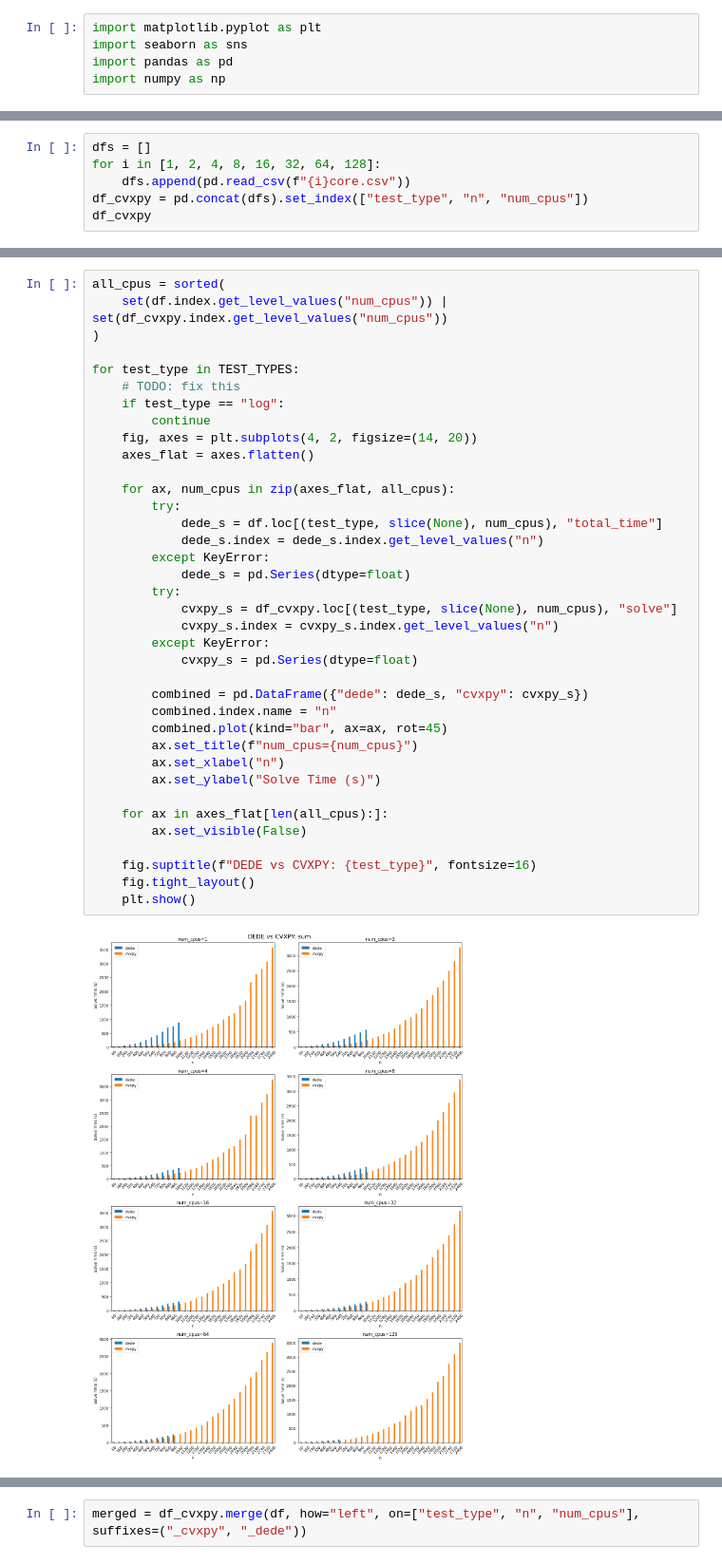
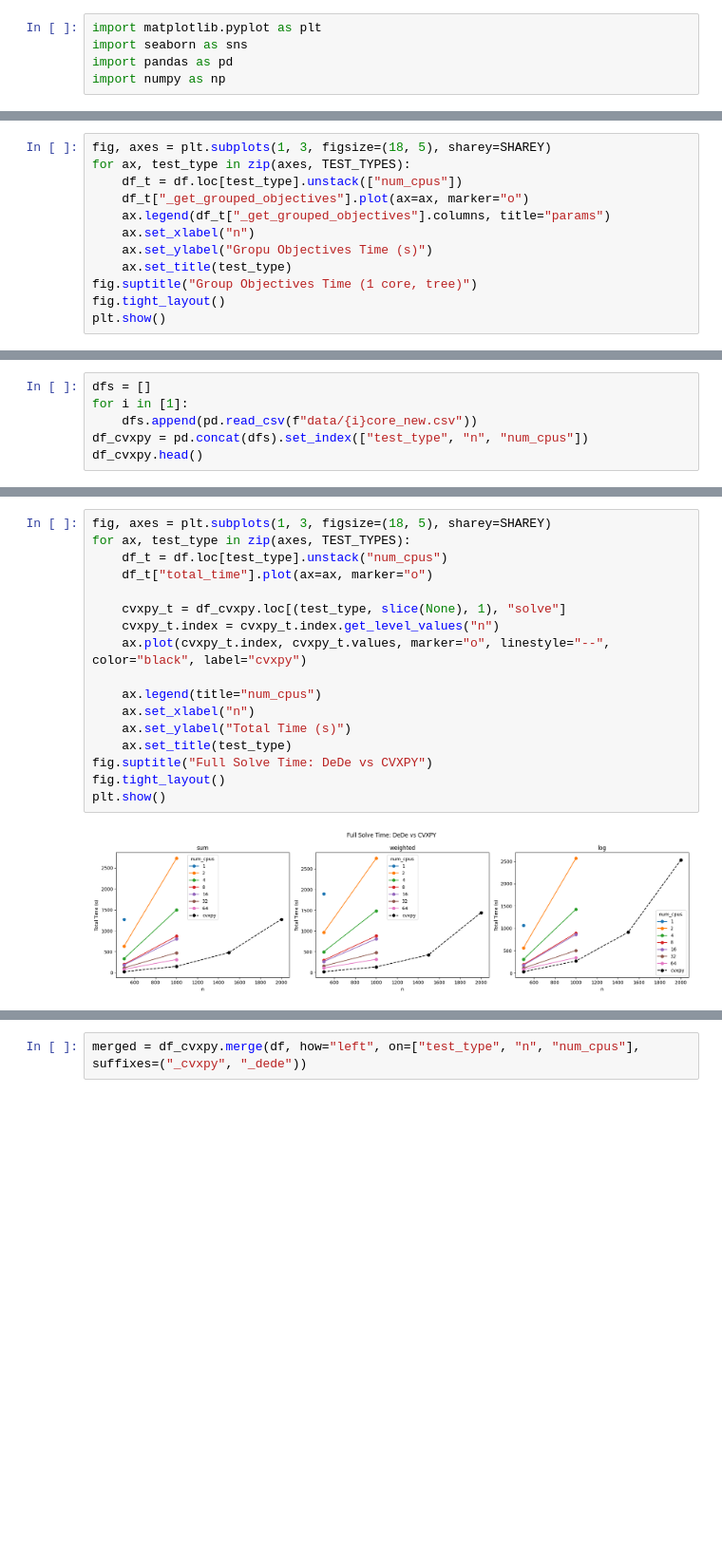
Before and after one commit to illinois-nsai/dede, a Jupyter notebook: benchmarks/cvxpy_dede_comparison.ipynb, the cells around one changed output, grey strips where cells are left out. Shown at 95% size. Drawn from its saved outputs; the diff is of its cells as text; blank space fills up the shorter version.

```diff
--- a/benchmarks/cvxpy_dede_comparison.ipynb
+++ b/benchmarks/cvxpy_dede_comparison.ipynb
@@ -118,0 +120,12 @@ plt.show()
+# %%
+fig, axes = plt.subplots(1, 3, figsize=(18, 5), sharey=SHAREY)
+for ax, test_type in zip(axes, TEST_TYPES):
+    df_t = df.loc[test_type].unstack(["num_cpus"])
+    df_t["_get_grouped_objectives"].plot(ax=ax, marker="o")
+    ax.legend(df_t["_get_grouped_objectives"].columns, title="params")
+    ax.set_xlabel("n")
+    ax.set_ylabel("Gropu Objectives Time (s)")
+    ax.set_title(test_type)
+fig.suptitle("Group Objectives Time (1 core, tree)")
+fig.tight_layout()
+plt.show()
@@ -119,7 +134,7 @@ plt.show()
 # %%
 dfs = []
-for i in [1, 2, 4, 8, 16, 32, 64, 128]:
-    dfs.append(pd.read_csv(f"{i}core.csv"))
+for i in [1]:
+    dfs.append(pd.read_csv(f"data/{i}core_new.csv"))
 df_cvxpy = pd.concat(dfs).set_index(["test_type", "n", "num_cpus"])
-df_cvxpy
+df_cvxpy.head()
 # %% [output]
@@ -140,39 +148,19 @@ df_cvxpy
 # %%
-all_cpus = sorted(
-    set(df.index.get_level_values("num_cpus")) | set(df_cvxpy.index.get_level_values("num_cpus"))
-)
+fig, axes = plt.subplots(1, 3, figsize=(18, 5), sharey=SHAREY)
+for ax, test_type in zip(axes, TEST_TYPES):
+    df_t = df.loc[test_type].unstack("num_cpus")
+    df_t["total_time"].plot(ax=ax, marker="o")
 
-for test_type in TEST_TYPES:
-    # TODO: fix this
-    if test_type == "log":
-        continue
-    fig, axes = plt.subplots(4, 2, figsize=(14, 20))
-    axes_flat = axes.flatten()
+    cvxpy_t = df_cvxpy.loc[(test_type, slice(None), 1), "solve"]
+    cvxpy_t.index = cvxpy_t.index.get_level_values("n")
+    ax.plot(cvxpy_t.index, cvxpy_t.values, marker="o", linestyle="--", color="black", label="cvxpy")
 
-    for ax, num_cpus in zip(axes_flat, all_cpus):
-        try:
-            dede_s = df.loc[(test_type, slice(None), num_cpus), "total_time"]
-            dede_s.index = dede_s.index.get_level_values("n")
-        except KeyError:
-            dede_s = pd.Series(dtype=float)
-        try:
-            cvxpy_s = df_cvxpy.loc[(test_type, slice(None), num_cpus), "solve"]
-            cvxpy_s.index = cvxpy_s.index.get_level_values("n")
-        except KeyError:
-            cvxpy_s = pd.Series(dtype=float)
-
-        combined = pd.DataFrame({"dede": dede_s, "cvxpy": cvxpy_s})
-        combined.index.name = "n"
-        combined.plot(kind="bar", ax=ax, rot=45)
-        ax.set_title(f"num_cpus={num_cpus}")
-        ax.set_xlabel("n")
-        ax.set_ylabel("Solve Time (s)")
-
-    for ax in axes_flat[len(all_cpus):]:
-        ax.set_visible(False)
-
-    fig.suptitle(f"DEDE vs CVXPY: {test_type}", fontsize=16)
-    fig.tight_layout()
-    plt.show()
+    ax.legend(title="num_cpus")
+    ax.set_xlabel("n")
+    ax.set_ylabel("Total Time (s)")
+    ax.set_title(test_type)
+fig.suptitle("Full Solve Time: DeDe vs CVXPY")
+fig.tight_layout()
+plt.show()
 # %% [output]
-[figure, old version]
+[figure, new version]
```
Also changed, not shown: parts of 21 cells of this notebook, 5 other files.
